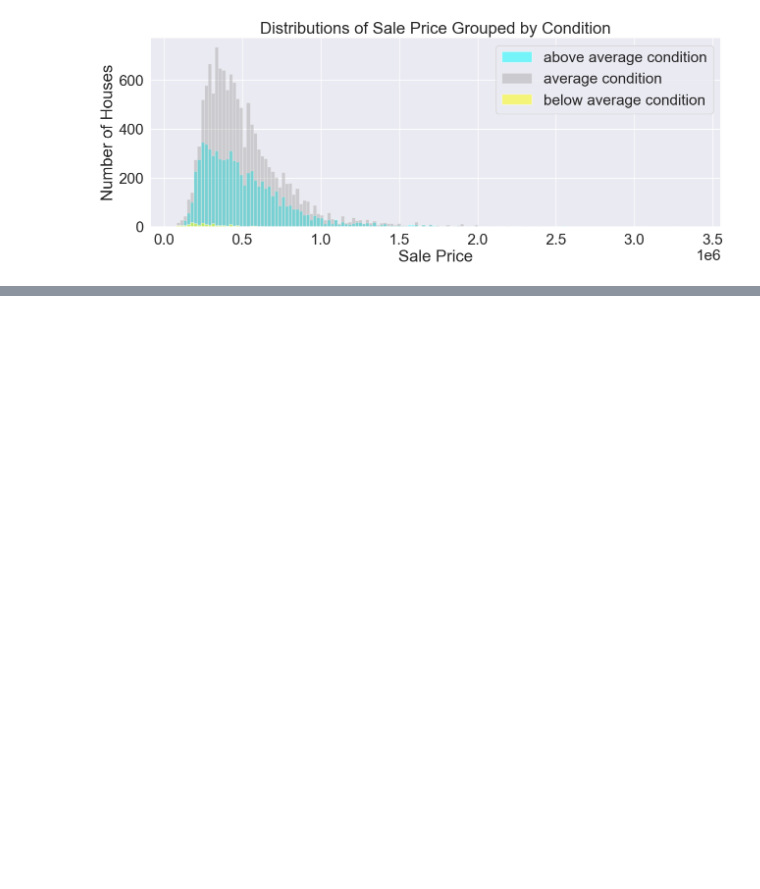
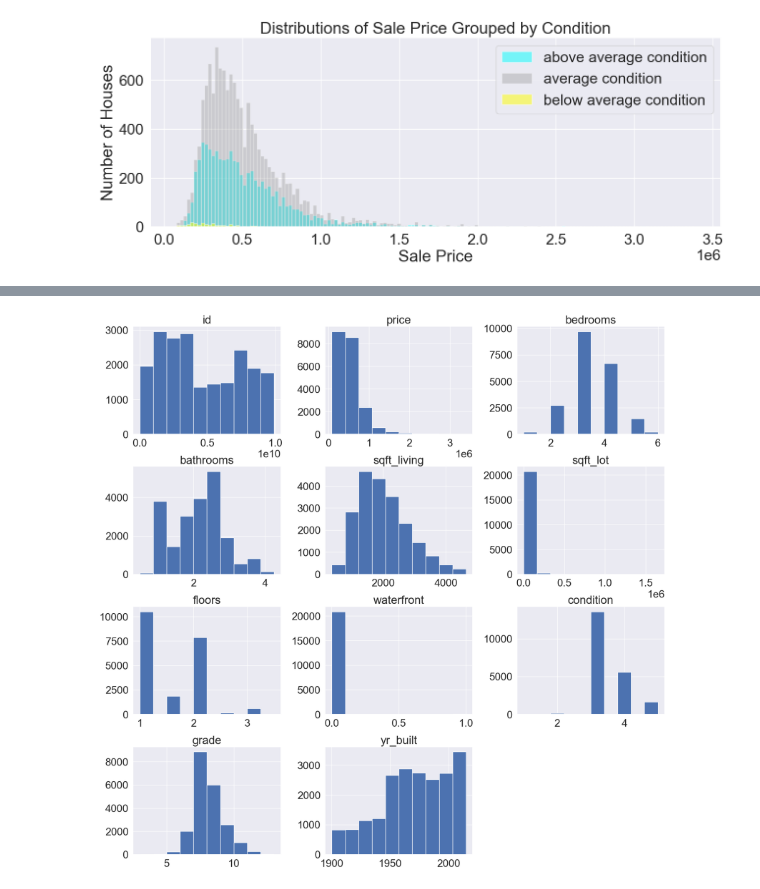
Before and after one commit to clydeochieng/dsc-phase-2-project, a Jupyter notebook: student.ipynb, the cells around one changed output, grey strips where cells are left out. Cells and saved outputs as stored; diff of their text form; code cells hidden in the pictures; blank space fills up the shorter version.

```diff
--- a/student.ipynb
+++ b/student.ipynb
@@ -982,0 +990,13 @@ plt.show()
+# %%
+import matplotlib.pyplot as plt
+
+# Review distribution of variables
+df.hist(figsize=(20,20))
+
+# Save plot as PNG
+plt.savefig("variable_distribution.png", bbox_inches='tight')
+
+# Display the plot
+plt.show()
+# %% [output]
+[figure, added]
```
Also changed, not shown: parts of 2 cells of this notebook.
